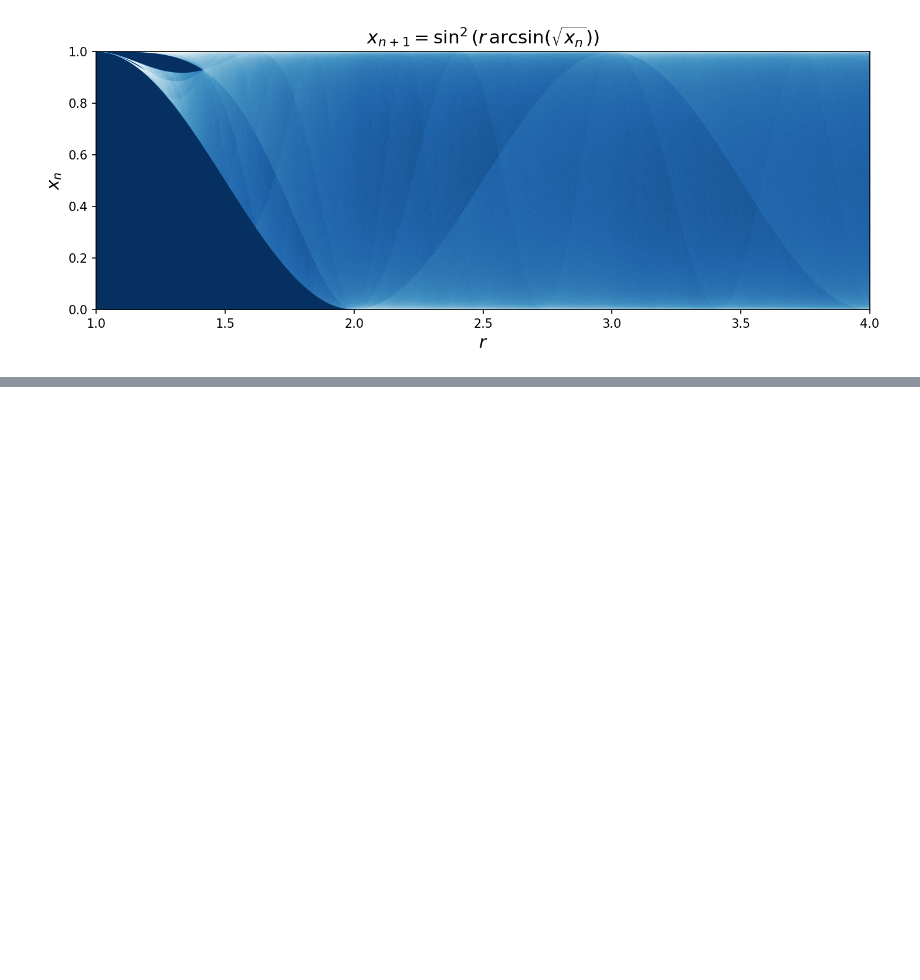
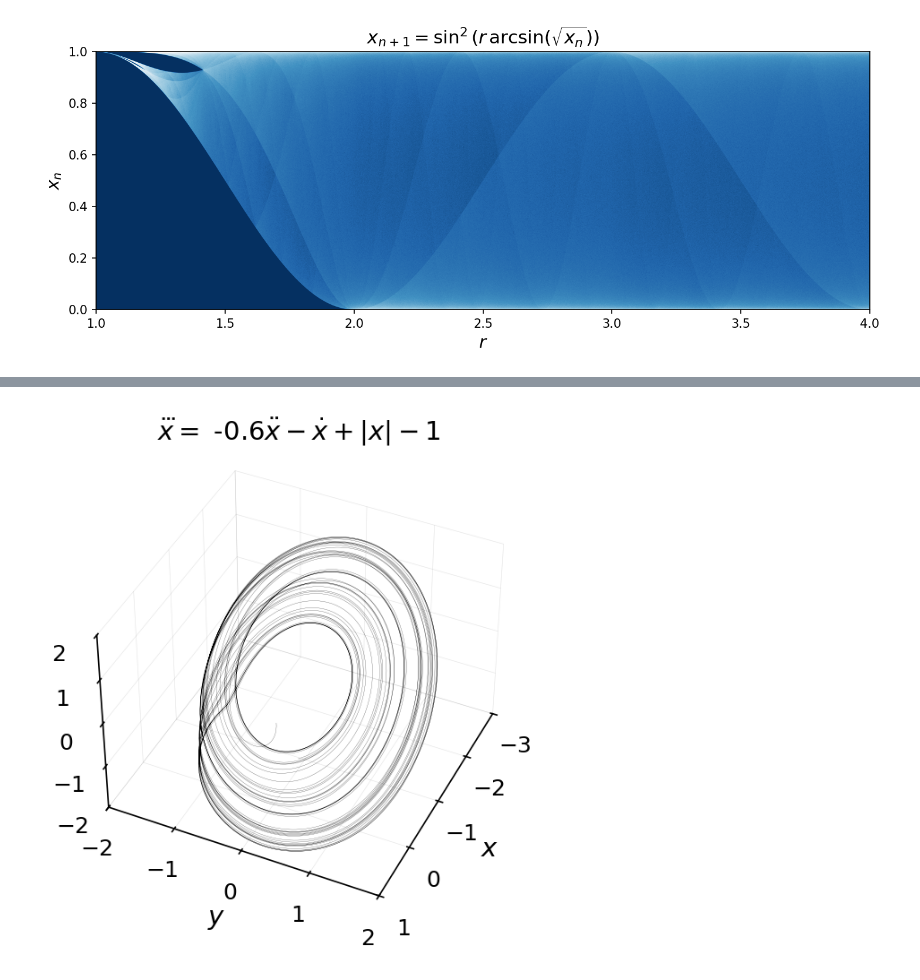
Before and after one commit to whyyorlantaken/Dynamical-Systems-Coursework, a Jupyter notebook: Take-home-1/code/notebook01.ipynb, the cells around one changed output, grey strips where cells are left out. Saved outputs shown, nothing was run; the diff lists cells and outputs as text; code cells hidden in the pictures; blank space fills up the shorter version.

```diff
--- a/Take-home-1/code/notebook01.ipynb
+++ b/Take-home-1/code/notebook01.ipynb
@@ -202,0 +236,14 @@ plt.show()
+# %%
+# Parameters
+a = 0.60
+t_span = (0, 300)
+t_eval = np.linspace(t_span[0], t_span[1], 10000)
+S0 = [0.1, 0.1, 0.1]
+
+# Solve the system for each initial condition
+sol = solve_ivp(slope, t_span, S0, t_eval=t_eval, method='RK45', args=(a,))
+
+# Extract the solution
+x = sol.y[0]
+y = sol.y[1]
+z = sol.y[2]
@@ -202,0 +259,41 @@ plt.show()
+# %%
+# Plot the results in 3D
+fig = plt.figure(figsize=(4, 4), dpi=150)
+ax = fig.add_subplot(111, projection='3d')
+ax.set_xlabel(r"$x$", fontsize=14)
+ax.set_ylabel(r"$y$", fontsize=14)
+ax.set_zlabel(r"$z$", fontsize=14)
+ax.set_title(r"$\dddot{x} =$" + f" -{a}" + r"$\ddot{x} - \dot{x}+ |x|-1 $", fontsize=14)
+
+# Edges
+ax.xaxis.pane.set_edgecolor('black')
+ax.yaxis.pane.set_edgecolor('black')
+ax.zaxis.pane.set_edgecolor('black')
+ax.xaxis.pane.set_alpha(0.0)
+ax.yaxis.pane.set_alpha(0.0)
+ax.zaxis.pane.set_alpha(0.0)
+
+# Grid
+ax.xaxis._axinfo["grid"]["color"] = (0, 0, 0, 0.1)
+ax.yaxis._axinfo["grid"]["color"] = (0, 0, 0, 0.1)
+ax.zaxis._axinfo["grid"]["color"] = (0, 0, 0, 0.1)
+ax.xaxis._axinfo["grid"]["linewidth"] = 0.3
+ax.yaxis._axinfo["grid"]["linewidth"] = 0.3
+ax.zaxis._axinfo["grid"]["linewidth"] = 0.3
+
+# Limits
+ax.set_xlim([-3, 1])
+ax.set_ylim([-2, 2])
+ax.set_zlim([-2, 2])
+
+ax.tick_params(axis='both', labelsize=12)
+
+# Plot each solution
+ax.plot(x, y, z, color='k', lw=0.1)
+
+# Set the view angl
+ax.view_init(elev=40, azim=25)
+plt.tight_layout()
+plt.show()
+# %% [output]
+[figure, added]
```
Also changed, not shown: parts of 6 cells of this notebook, 2 other files.
